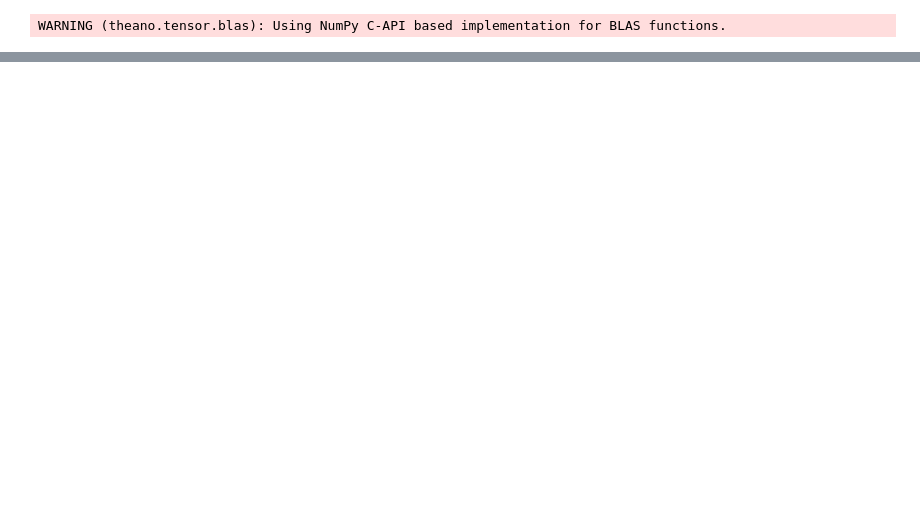
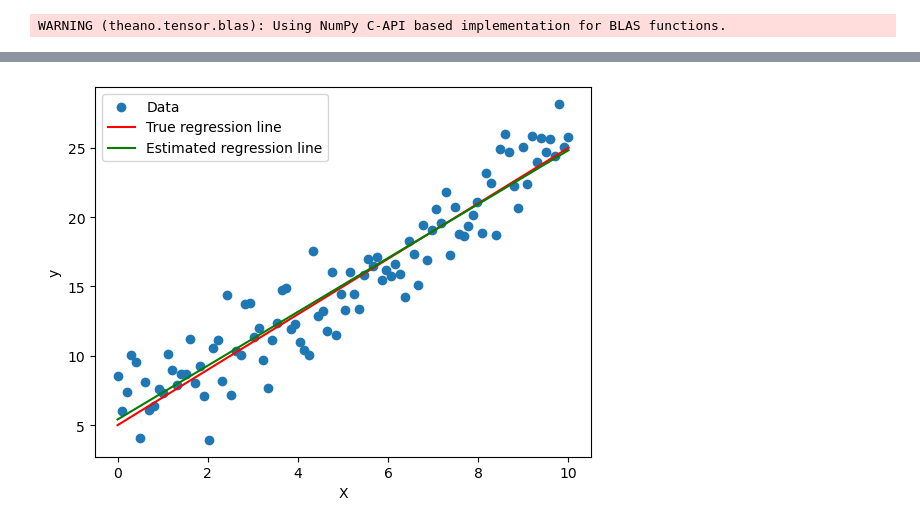
Before and after one commit to AhmadHassan71/statistical-modeling-using-pymc3, a Jupyter notebook: Workshops/Workshop5/Workshop5.ipynb, the cells around one changed output, grey strips where cells are left out. Saved outputs shown, nothing was run; the diff lists cells and outputs as text; code cells hidden in the pictures; blank space fills up the shorter version.

```diff
--- a/Workshops/Workshop5/Workshop5.ipynb
+++ b/Workshops/Workshop5/Workshop5.ipynb
@@ -28,10 +6,0 @@ plt.tight_layout()
-# %%
-with pm.Model() as model_g:
- α = pm.Normal('α', mu=0, sd=10)
- β = pm.Normal('β', mu=0, sd=1)
- ϵ = pm.HalfCauchy('ϵ', 5)
- μ = pm.Deterministic('μ', α + β * x)
- #y_pred = pm.Normal('y_pred', mu=μ, sd=ϵ, observed=y)
- y_pred = pm.Normal('y_pred', mu= α + β * x, sd=ϵ, observed=y)
- trace_g = pm.sample(2000, tune=1000)
- az.plot_trace(trace_g, var_names=['α', 'β', 'ϵ'])
@@ -54,0 +21,6 @@ The number of effective samples is smaller than 10% for some parameters.
+# %%
+with pm.Model() as model:
+    slope = pm.Normal('Slope',mu=0,sd=10)
+    intercept = pm.Normal('intercept',mu=0,sd=10)
+    y_pred = slope*X+intercept
+    likelihood = pm.Normal('y',mu=y_pred,sd=2.0,observed=y)
@@ -54,0 +34,10 @@ The number of effective samples is smaller than 10% for some parameters.
+# %%
+plt.scatter(X,y,label='Data')
+plt.plot(X, true_slope * X + true_intercept, label='True regression line', color='red')
+plt.plot(X, map_estimate['Slope'] * X + map_estimate['intercept'], label='Estimated regression line', color='green')
+plt.xlabel('X')
+plt.ylabel('y')
+plt.legend()
+plt.show()
+# %% [output]
+[figure, added]
```
Also changed, not shown: parts of 7 cells of this notebook, 2 other files.
